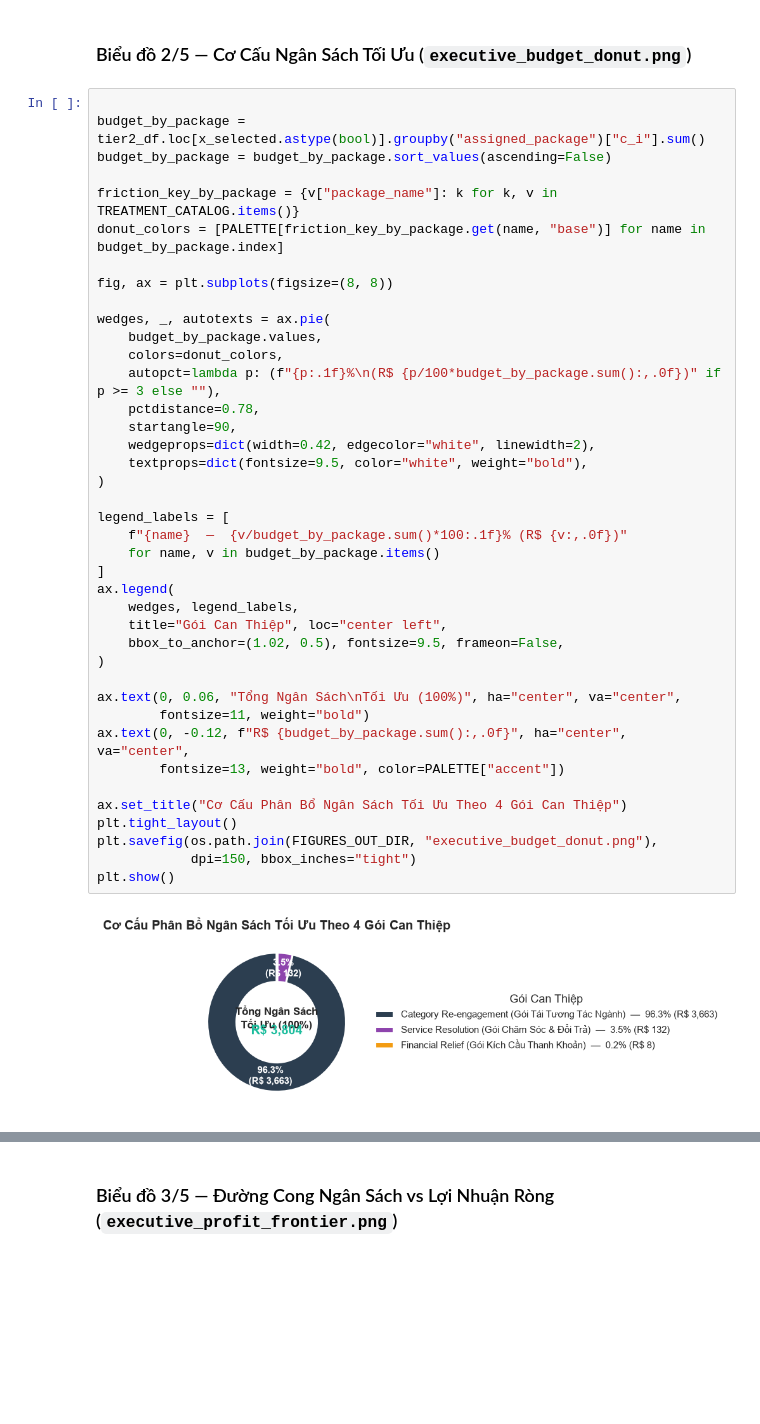
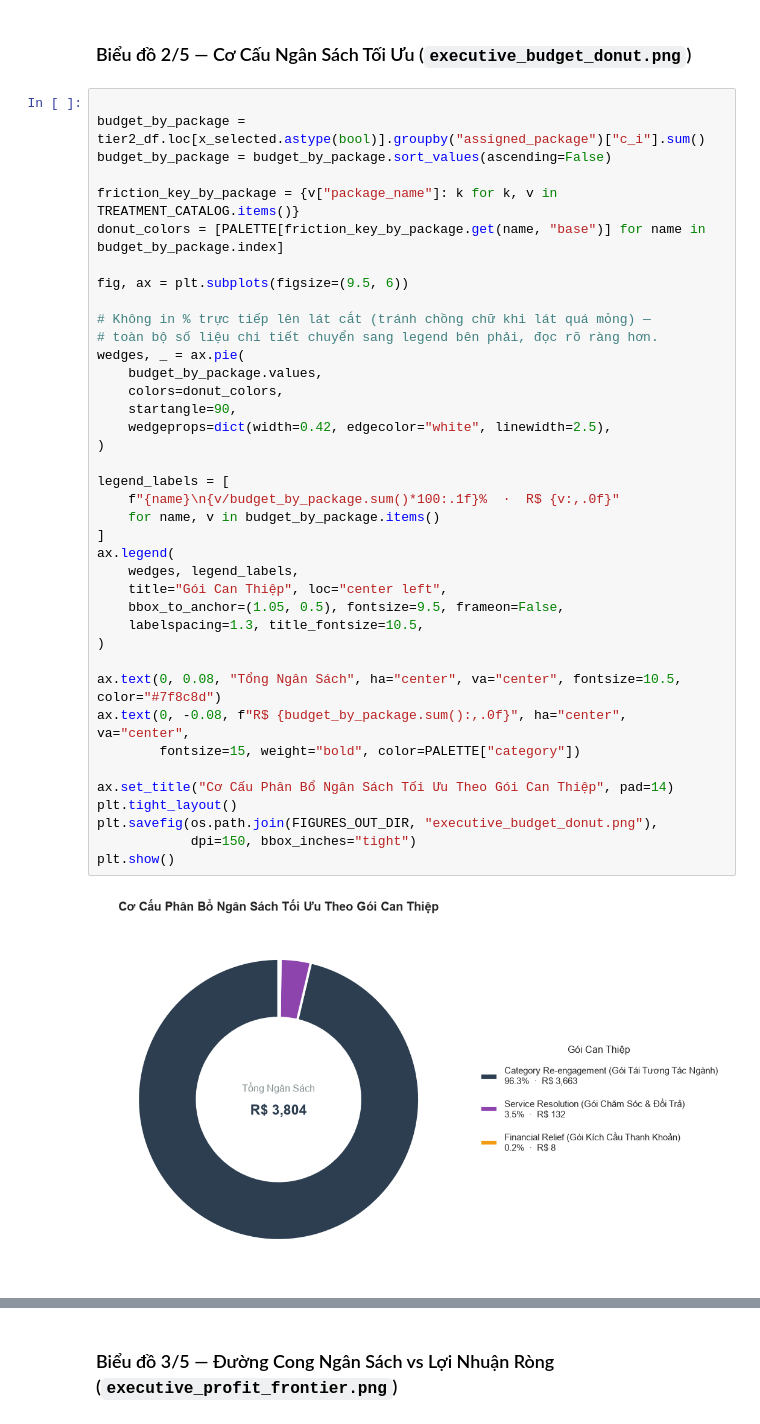
Before and after one commit to TheUn4given123jkbkjs/Data_Analytic_and_Visualization_Olist, a Jupyter notebook: 04_Prescriptive/Prescriptive_Analysis.ipynb, the cells around one changed output, grey strips where cells are left out. Cells and saved outputs as stored; diff of their text form; blank space fills up the shorter version.

```diff
--- a/04_Prescriptive/Prescriptive_Analysis.ipynb
+++ b/04_Prescriptive/Prescriptive_Analysis.ipynb
@@ -852,42 +879,41 @@ plt.show()
 # %%
 
 budget_by_package = tier2_df.loc[x_selected.astype(bool)].groupby("assigned_package")["c_i"].sum()
 budget_by_package = budget_by_package.sort_values(ascending=False)
 
 friction_key_by_package = {v["package_name"]: k for k, v in TREATMENT_CATALOG.items()}
 donut_colors = [PALETTE[friction_key_by_package.get(name, "base")] for name in budget_by_package.index]
 
-fig, ax = plt.subplots(figsize=(8, 8))
+fig, ax = plt.subplots(figsize=(9.5, 6))
 
-wedges, _, autotexts = ax.pie(
+# Không in % trực tiếp lên lát cắt (tránh chồng chữ khi lát quá mỏng) —
+# toàn bộ số liệu chi tiết chuyển sang legend bên phải, đọc rõ ràng hơn.
+wedges, _ = ax.pie(
     budget_by_package.values,
     colors=donut_colors,
-    autopct=lambda p: (f"{p:.1f}%\n(R$ {p/100*budget_by_package.sum():,.0f})" if p >= 3 else ""),
-    pctdistance=0.78,
     startangle=90,
-    wedgeprops=dict(width=0.42, edgecolor="white", linewidth=2),
-    textprops=dict(fontsize=9.5, color="white", weight="bold"),
+    wedgeprops=dict(width=0.42, edgecolor="white", linewidth=2.5),
 )
 
 legend_labels = [
-    f"{name}  —  {v/budget_by_package.sum()*100:.1f}% (R$ {v:,.0f})"
+    f"{name}\n{v/budget_by_package.sum()*100:.1f}%  ·  R$ {v:,.0f}"
     for name, v in budget_by_package.items()
 ]
 ax.legend(
     wedges, legend_labels,
     title="Gói Can Thiệp", loc="center left",
-    bbox_to_anchor=(1.02, 0.5), fontsize=9.5, frameon=False,
+    bbox_to_anchor=(1.05, 0.5), fontsize=9.5, frameon=False,
+    labelspacing=1.3, title_fontsize=10.5,
 )
 
-ax.text(0, 0.06, "Tổng Ngân Sách\nTối Ưu (100%)", ha="center", va="center",
-        fontsize=11, weight="bold")
-ax.text(0, -0.12, f"R$ {budget_by_package.sum():,.0f}", ha="center", va="center",
-        fontsize=13, weight="bold", color=PALETTE["accent"])
+ax.text(0, 0.08, "Tổng Ngân Sách", ha="center", va="center", fontsize=10.5, color="#7f8c8d")
+ax.text(0, -0.08, f"R$ {budget_by_package.sum():,.0f}", ha="center", va="center",
+        fontsize=15, weight="bold", color=PALETTE["category"])
 
-ax.set_title("Cơ Cấu Phân Bổ Ngân Sách Tối Ưu Theo 4 Gói Can Thiệp")
+ax.set_title("Cơ Cấu Phân Bổ Ngân Sách Tối Ưu Theo Gói Can Thiệp", pad=14)
 plt.tight_layout()
 plt.savefig(os.path.join(FIGURES_OUT_DIR, "executive_budget_donut.png"),
             dpi=150, bbox_inches="tight")
 plt.show()
 # %% [output]
-[figure, old version]
+[figure, new version]
```
Also changed, not shown: parts of 11 cells of this notebook, 5 other files.
